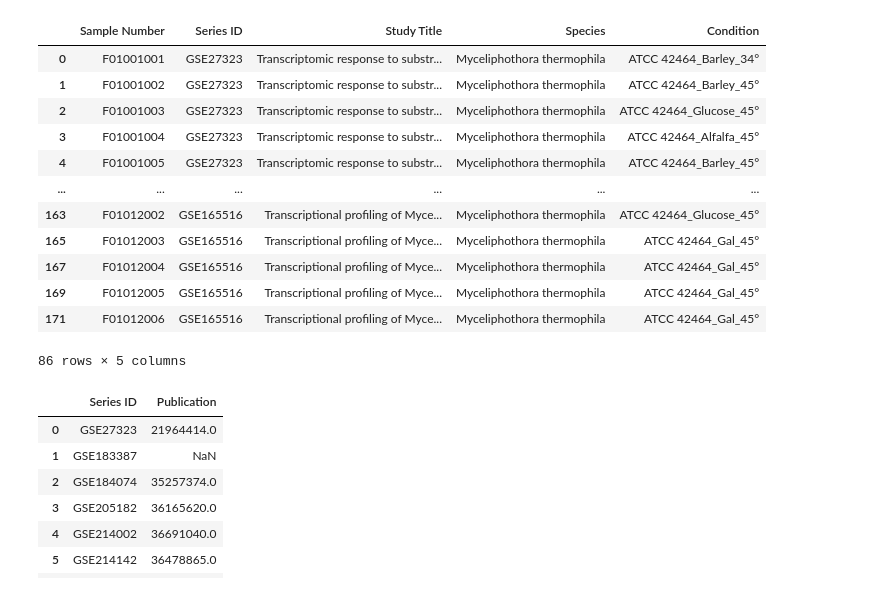
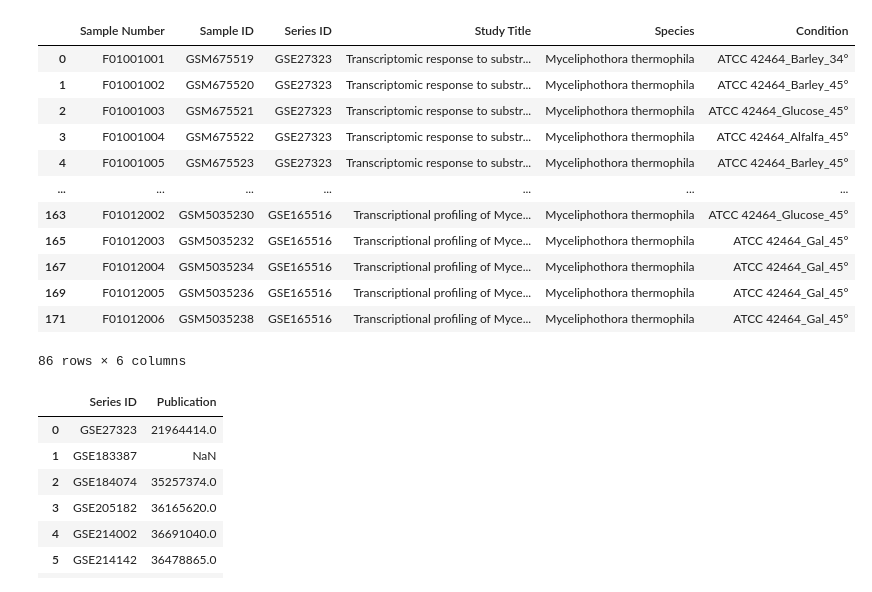
Before and after one commit to dongchen1998/mtd, a Jupyter notebook: search/myceliophthora_thermophila/transcriptome/gene_transcription.ipynb, the cells around one changed output. Cells and saved outputs as stored; diff of their text form; code cells hidden in the pictures.

```diff
--- a/search/myceliophthora_thermophila/transcriptome/gene_transcription.ipynb
+++ b/search/myceliophthora_thermophila/transcriptome/gene_transcription.ipynb
@@ -15,13 +15,13 @@ df.head()
 | 3 | F01001004 | GSM675522 | SRR101404 | GSE27323 | Transcriptomic response to substr... | Myceliphothora thermophila | ATCC 42464 | Illumina Genome Analyzer II | ... |
 | 4 | F01001005 | GSM675523 | SRR101405 | GSE27323 | Transcriptomic response to substr... | Myceliphothora thermophila | ATCC 42464 | Illumina Genome Analyzer II | ... |
 # %%
-# df保留Sample Number、Series ID、Study Title、Species、Strain、Sample Name、Canbon Sources、Temperature列
-df_reduce = df[['Sample Number', 'Series ID', 'Study Title', 'Species', 'Strain', 'Sample Name', 'Carbon Sources', 'Temperature']]
+# df保留Sample Number、Sample ID、Series ID、Study Title、Species、Strain、Sample Name、Canbon Sources、Temperature列
+df_reduce = df[['Sample Number', 'Sample ID', 'Series ID', 'Study Title', 'Species', 'Strain', 'Sample Name', 'Carbon Sources', 'Temperature']]
 
-# 将Sample Number这一列中的F开头的号码，保留一行，删除其他行
+# 将Sample Number这一列中的F开头的号码，保留一行，将Sample ID这一列的值
 df_reduce = df_reduce[df_reduce['Sample Number'].str.startswith('F')].drop_duplicates(subset=['Sample Number'])
 
 # 删除Sample Name这一列中的_rep1、_R1、-1、_1
 df_reduce['Sample Name'] = df_reduce['Sample Name'].str.replace('_rep1', '').str.replace('_rep2','').str.replace('_R1', '').str.replace('-1', '').str.replace('_1', '')
-df_reduce.head()
+df_reduce
 # %% [output]
@@ -45,21 +59,21 @@ df_reduce.head(5)
 # %%
 # df_reduce取出Sample Number、Series ID、Study Title、Species、Condition列
-df_1 = df_reduce[['Sample Number', 'Series ID', 'Study Title', 'Species', 'Condition']]
+df_1 = df_reduce[['Sample Number', 'Sample ID', 'Series ID', 'Study Title', 'Species', 'Condition']]
 df_1
 # %% [output]
-|  | Sample Number | Series ID | Study Title | Species | Condition |
-| 0 | F01001001 | GSE27323 | Transcriptomic response to substr... | Myceliphothora thermophila | ATCC 42464_Barley_34° |
-| 1 | F01001002 | GSE27323 | Transcriptomic response to substr... | Myceliphothora thermophila | ATCC 42464_Barley_45° |
-| 2 | F01001003 | GSE27323 | Transcriptomic response to substr... | Myceliphothora thermophila | ATCC 42464_Glucose_45° |
-| 3 | F01001004 | GSE27323 | Transcriptomic response to substr... | Myceliphothora thermophila | ATCC 42464_Alfalfa_45° |
-| 4 | F01001005 | GSE27323 | Transcriptomic response to substr... | Myceliphothora thermophila | ATCC 42464_Barley_45° |
-| ... | ... | ... | ... | ... | ... |
-| 163 | F01012002 | GSE165516 | Transcriptional profiling of Myce... | Myceliphothora thermophila | ATCC 42464_Glucose_45° |
-| 165 | F01012003 | GSE165516 | Transcriptional profiling of Myce... | Myceliphothora thermophila | ATCC 42464_Gal_45° |
-| 167 | F01012004 | GSE165516 | Transcriptional profiling of Myce... | Myceliphothora thermophila | ATCC 42464_Gal_45° |
-| 169 | F01012005 | GSE165516 | Transcriptional profiling of Myce... | Myceliphothora thermophila | ATCC 42464_Gal_45° |
-| 171 | F01012006 | GSE165516 | Transcriptional profiling of Myce... | Myceliphothora thermophila | ATCC 42464_Gal_45° |
+|  | Sample Number | Sample ID | Series ID | Study Title | Species | Condition |
+| 0 | F01001001 | GSM675519 | GSE27323 | Transcriptomic response to substr... | Myceliphothora thermophila | ATCC 42464_Barley_34° |
+| 1 | F01001002 | GSM675520 | GSE27323 | Transcriptomic response to substr... | Myceliphothora thermophila | ATCC 42464_Barley_45° |
+| 2 | F01001003 | GSM675521 | GSE27323 | Transcriptomic response to substr... | Myceliphothora thermophila | ATCC 42464_Glucose_45° |
+| 3 | F01001004 | GSM675522 | GSE27323 | Transcriptomic response to substr... | Myceliphothora thermophila | ATCC 42464_Alfalfa_45° |
+| 4 | F01001005 | GSM675523 | GSE27323 | Transcriptomic response to substr... | Myceliphothora thermophila | ATCC 42464_Barley_45° |
+| ... | ... | ... | ... | ... | ... | ... |
+| 163 | F01012002 | GSM5035230 | GSE165516 | Transcriptional profiling of Myce... | Myceliphothora thermophila | ATCC 42464_Glucose_45° |
+| 165 | F01012003 | GSM5035232 | GSE165516 | Transcriptional profiling of Myce... | Myceliphothora thermophila | ATCC 42464_Gal_45° |
+| 167 | F01012004 | GSM5035234 | GSE165516 | Transcriptional profiling of Myce... | Myceliphothora thermophila | ATCC 42464_Gal_45° |
+| 169 | F01012005 | GSM5035236 | GSE165516 | Transcriptional profiling of Myce... | Myceliphothora thermophila | ATCC 42464_Gal_45° |
+| 171 | F01012006 | GSM5035238 | GSE165516 | Transcriptional profiling of Myce... | Myceliphothora thermophila | ATCC 42464_Gal_45° |
-86 rows × 5 columns
+86 rows × 6 columns
 # %%
 # 读取dataset.tsv
 df_2 = pd.read_csv('dataset.tsv', sep='\t')
```
Also changed, not shown: parts of 4 cells of this notebook, 3 other files.
